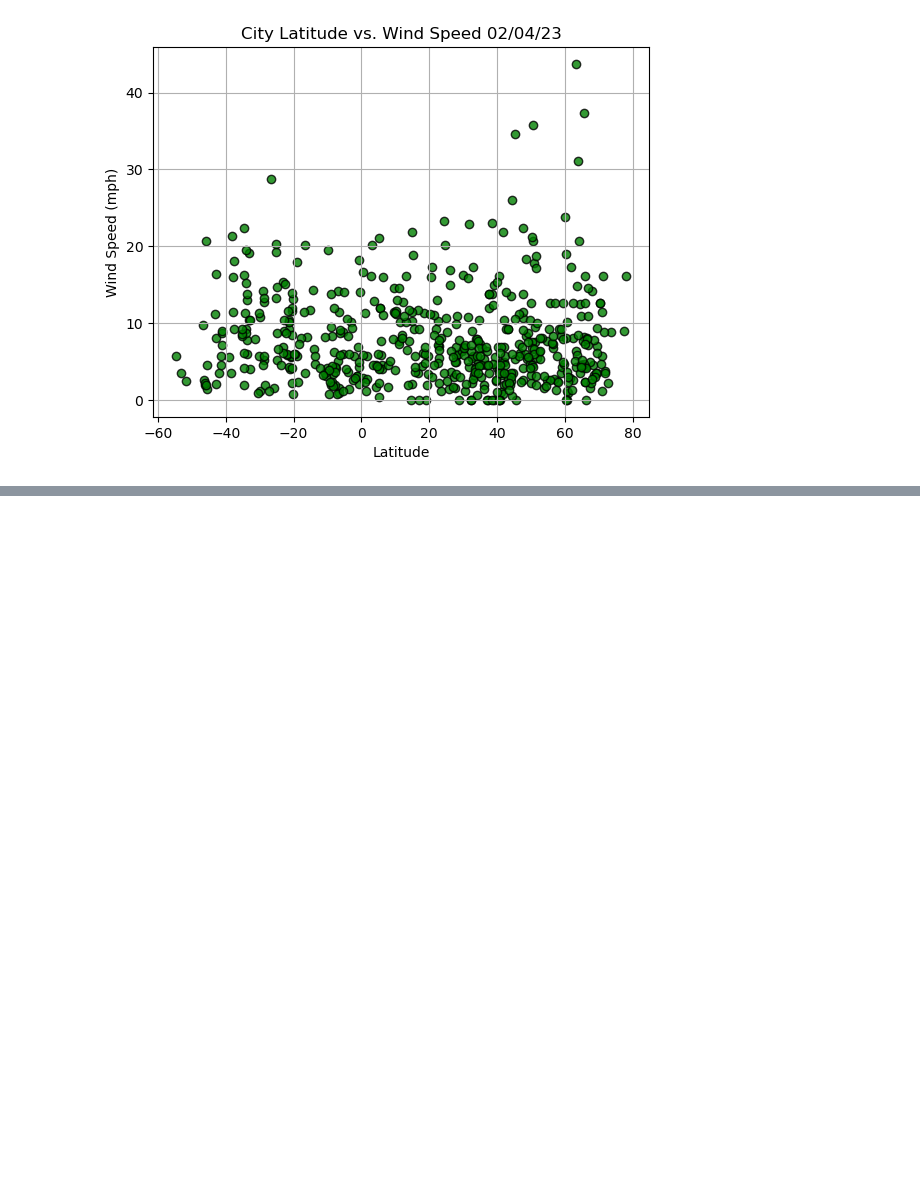
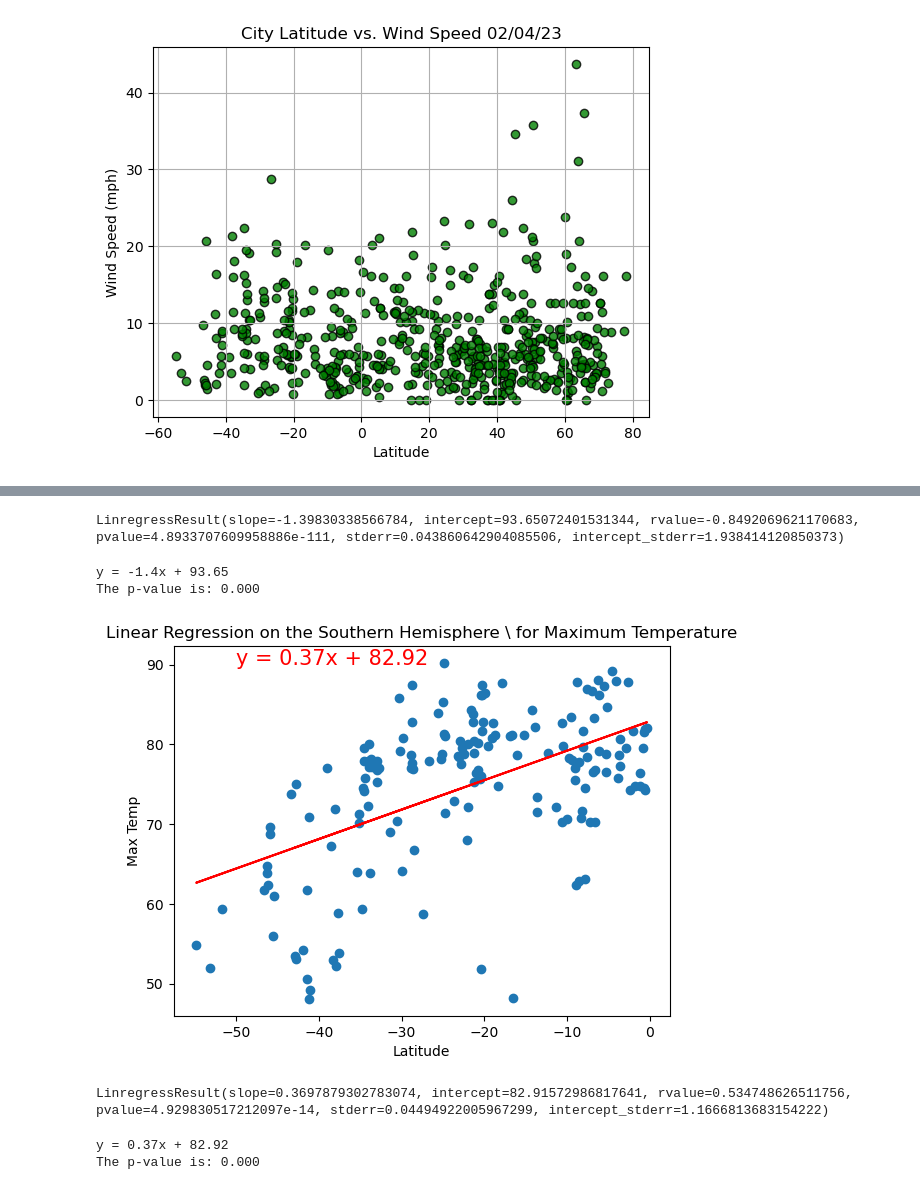
Before and after one commit to JocquiBrown/World_Weather_Analysis, a Jupyter notebook: WeatherPy.ipynb, the cells around one changed output, grey strips where cells are left out. Drawn from its saved outputs; the diff is of its cells as text; code cells hidden in the pictures; blank space fills up the shorter version.

```diff
--- a/WeatherPy.ipynb
+++ b/WeatherPy.ipynb
@@ -292,0 +356,37 @@ plt.show()
+# %%
+# Check the r-values for our plots
+(slope, intercept, r_value, p_value, std_err) = linregress(x_values, y_values)
+linregress(x_values, y_values)
+# %% [output]
+LinregressResult(slope=-1.39830338566784, intercept=93.65072401531344, rvalue=-0.8492069621170683, pvalue=4.8933707609958886e-111, stderr=0.043860642904085506, intercept_stderr=1.938414120850373)
+# %%
+# Get the equation of the line.
+line_eq = "y = " + str(round(slope,2)) + "x + " + str(round(intercept,2))
+print(line_eq)
+print(f"The p-value is: {p_value:.3f}")
+# %% [output]
+y = -1.4x + 93.65
+The p-value is: 0.000
+# %%
+# Linear regression on the Southern Hemisphere
+x_values = southern_hemi_df["Lat"]
+y_values = southern_hemi_df["Max Temp"]
+# Call the function.
+plot_linear_regression(x_values, y_values,
+                       'Linear Regression on the Southern Hemisphere \ for Maximum Temperature', 'Max Temp',(-50,90))
+# %% [output]
+[figure, added]
+# %%
+# Check the r-values for our plots
+(slope, intercept, r_value, p_value, std_err) = linregress(x_values, y_values)
+linregress(x_values, y_values)
+# %% [output]
+LinregressResult(slope=0.3697879302783074, intercept=82.91572986817641, rvalue=0.534748626511756, pvalue=4.929830517212097e-14, stderr=0.04494922005967299, intercept_stderr=1.1666813683154222)
+# %%
+# Get the equation of the line.
+line_eq = "y = " + str(round(slope,2)) + "x + " + str(round(intercept,2))
+print(line_eq)
+print(f"The p-value is: {p_value:.3f}")
+# %% [output]
+y = 0.37x + 82.92
+The p-value is: 0.000
```
Also changed, not shown: parts of 17 cells of this notebook.
